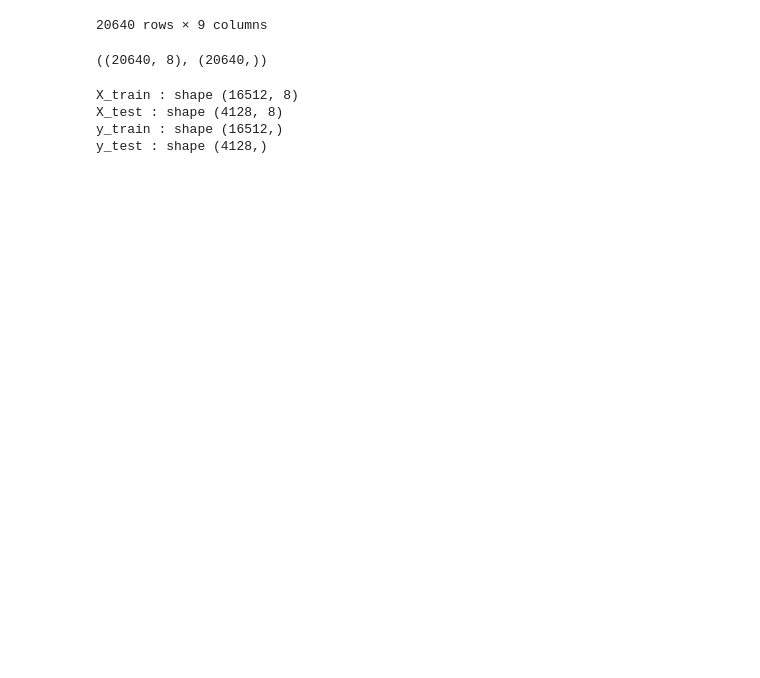
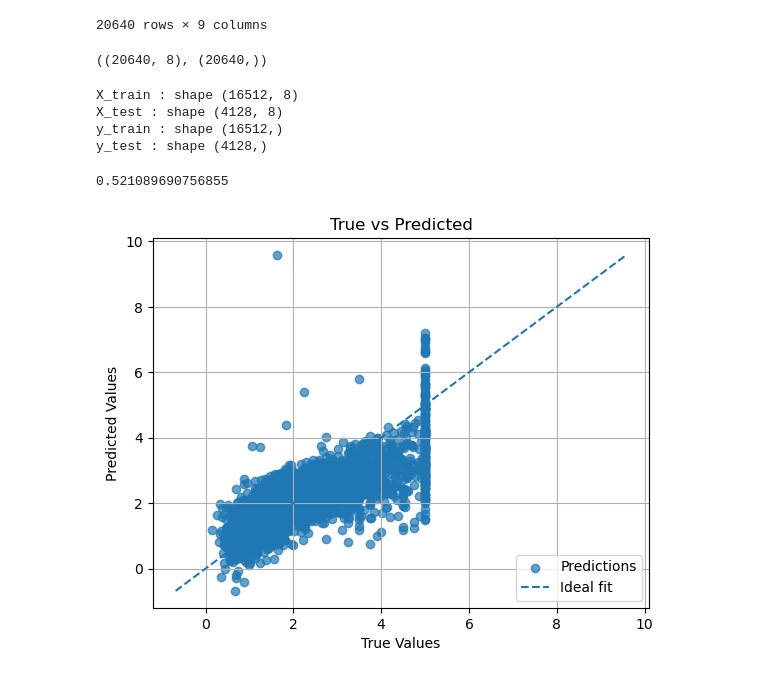
Before and after one commit to aashoday/classical-ml, a Jupyter notebook: notebooks/linearRegression.ipynb, the cells around one changed output. Saved outputs shown, nothing was run; the diff lists cells and outputs as text; code cells hidden in the pictures; blank space fills up the shorter version.

```diff
--- a/notebooks/linearRegression.ipynb
+++ b/notebooks/linearRegression.ipynb
@@ -86,3 +89,50 @@ class LinearRegression:
 # Define mse error function
 def mse(y_true, y_predicted):
     return np.mean((y_true-y_predicted) ** 2)
+# %%
+# Try predictions on model
+regressor = LinearRegression(lr=0.01, n_iters=2000)
+regressor.fit(X_train, y_train)
+predicted = regressor.predict(X_test)
+
+# Print mse
+mse_vals = mse(y_test, predicted)
+print(mse_vals)
+# %% [output]
+0.521089690756855
+# %%
+# Plot Predictions
+import matplotlib.pyplot as plt
+import numpy as np
+
+def plot_predictions(y_true, y_pred):
+    plt.figure()
+
+    plt.scatter(
+        y_true,
+        y_pred,
+        alpha=0.7,
+        label="Predictions"
+    )
+
+    min_val = min(y_true.min(), y_pred.min())
+    max_val = max(y_true.max(), y_pred.max())
+
+    plt.plot(
+        [min_val, max_val],
+        [min_val, max_val],
+        linestyle="--",
+        label="Ideal fit"
+    )
+
+    plt.xlabel("True Values")
+    plt.ylabel("Predicted Values")
+    plt.title("True vs Predicted")
+    plt.legend()
+    plt.grid(True)
+    plt.show()
+
+
+plot_predictions(y_test, predicted)
+# %% [output]
+[figure, added]
```
Also changed, not shown: parts of 1 cell of this notebook.
